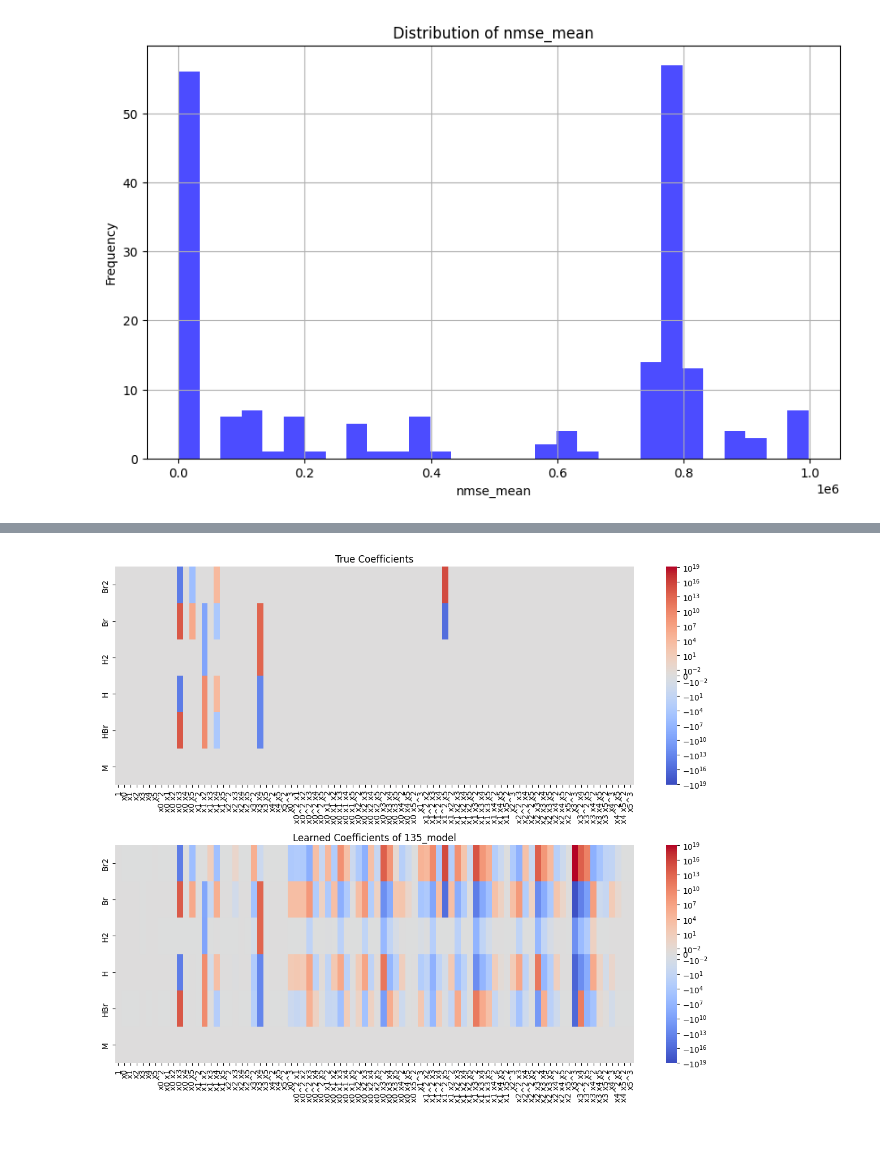
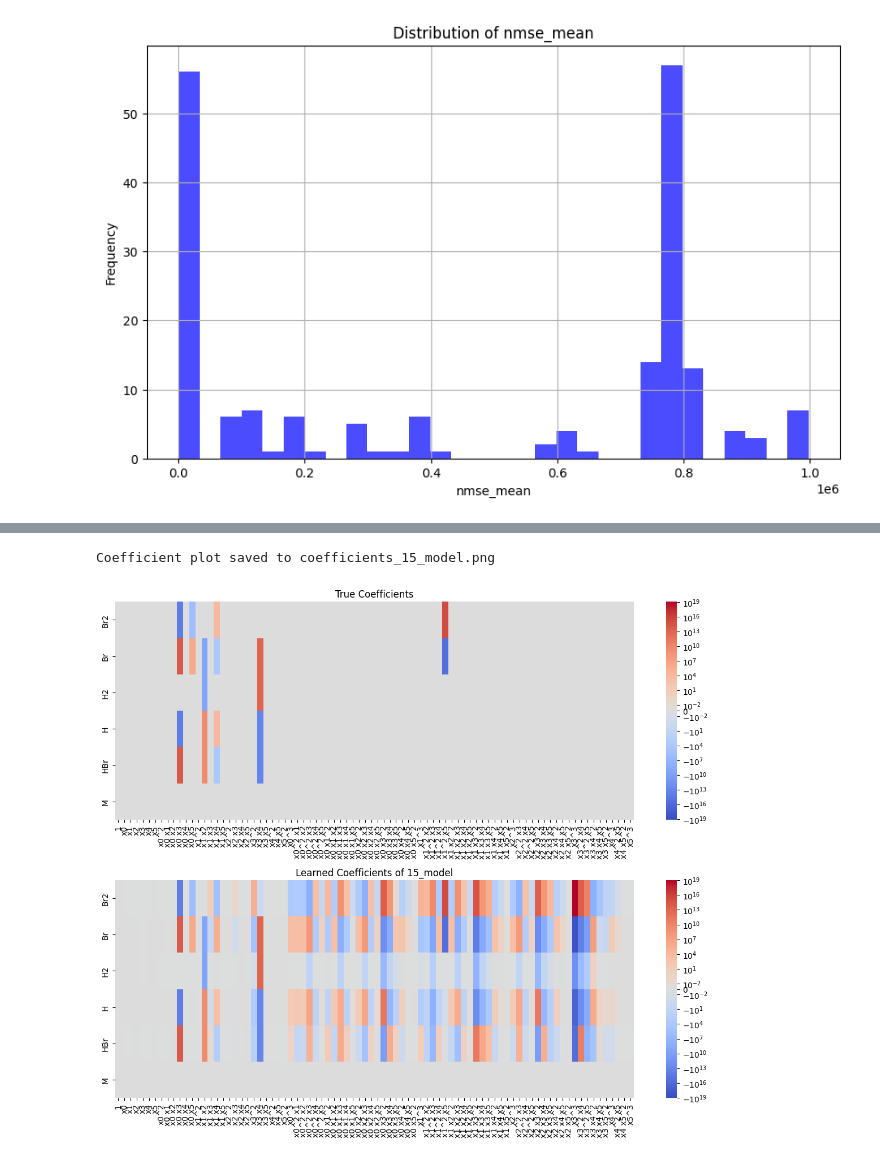
Before and after one commit to jerrydzhang/weight-perterbation, a Jupyter notebook: notebooks/result_hbr-analytic.ipynb, the cells around one changed output, grey strips where cells are left out. Saved outputs shown, nothing was run; the diff lists cells and outputs as text; code cells hidden in the pictures.

```diff
--- a/notebooks/result_hbr-analytic.ipynb
+++ b/notebooks/result_hbr-analytic.ipynb
@@ -30,3 +61,5 @@ visualize.plot_metric_distribution('nmse_mean')
 # %%
-visualize.plot_best_model_solution('nmse_mean', fixed_params={'weight_std': 1e-5})
+# visualize.plot_best_model_solution('nmse_mean', fixed_params={'weight_std': 0})
+model = "15_model"
+visualize.plot_model_solution(model, save=True)
 # %% [output]
@@ -34,4 +78,6 @@ visualize.plot_best_model_solution('nmse_mean', fixed_params={'weight_std': 1e-5
 # %%
-visualize.plot_best_model_coefficients('nmse_mean', fixed_params={'weight_std': 1e-3})
+# visualize.plot_best_model_coefficients('nmse_mean', fixed_params={'weight_std': 0})
+visualize.plot_coefficients(model, save=True)
 # %% [output]
+Coefficient plot saved to coefficients_15_model.png
-[figure, old version]
+[figure, new version]
```
Also changed, not shown: parts of 4 cells of this notebook, 23 other files.
